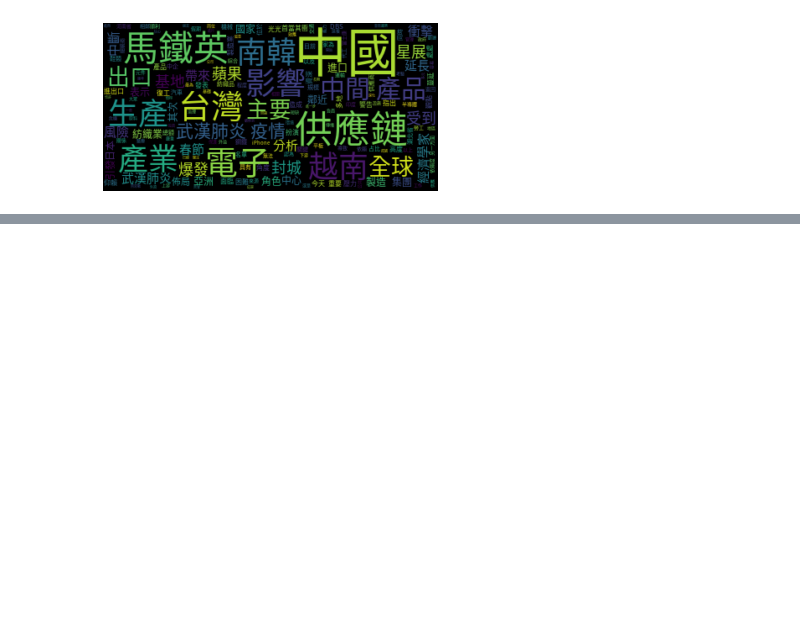
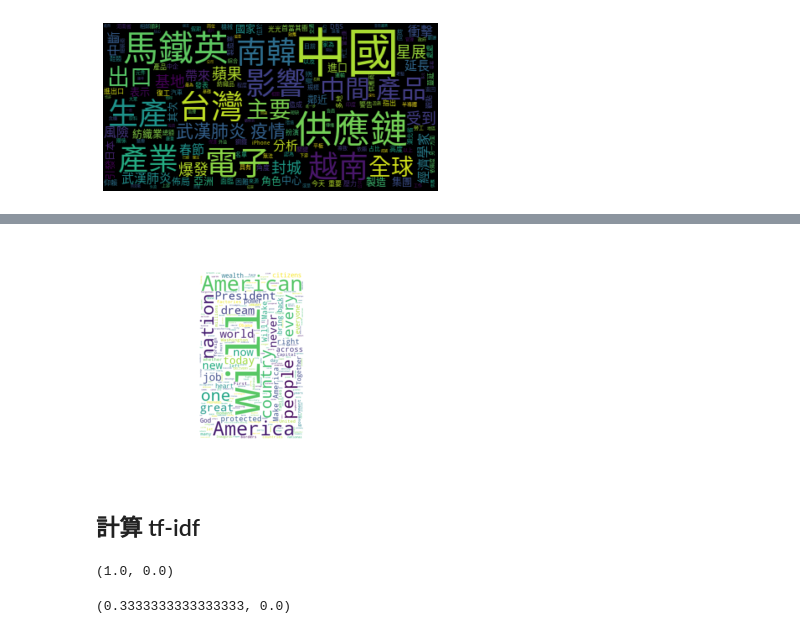
Before and after one commit to ywchiu/taipeifubon, a Jupyter notebook: Demo20200406.ipynb, the cells around one changed output, grey strips where cells are left out. Saved outputs shown, nothing was run; the diff lists cells and outputs as text; code cells hidden in the pictures; blank space fills up the shorter version.

```diff
--- a/Demo20200406.ipynb
+++ b/Demo20200406.ipynb
@@ -131,0 +191,20 @@ plt.axis("off")
+# %%
+from wordcloud import ImageColorGenerator
+wc = WordCloud(background_color="white", max_words=2000, mask=back_coloring,
+               max_font_size=100, random_state=42, width=1000, height=860, margin=2,)
+
+
+wc.generate(trump)
+
+# create coloring from image
+image_colors_default = ImageColorGenerator(back_coloring)
+
+plt.figure()
+# recolor wordcloud and show
+plt.imshow(wc, interpolation="bilinear")
+plt.axis("off")
+plt.show()
+# %% [output]
+[figure, added]
+# %% [markdown]
+## 計算 tf-idf
@@ -131,0 +216,14 @@ plt.axis("off")
+# %%
+#tfidf('a', a , D)
+tf = 1/1
+idf = math.log(3/3)
+tf, idf
+# %% [output]
+(1.0, 0.0)
+# %%
+#tfidf('a', abb , D)
+tf = 1/3
+idf = math.log(3/3)
+tf, idf
+# %% [output]
+(0.3333333333333333, 0.0)
```
Also changed, not shown: parts of 30 cells of this notebook.
